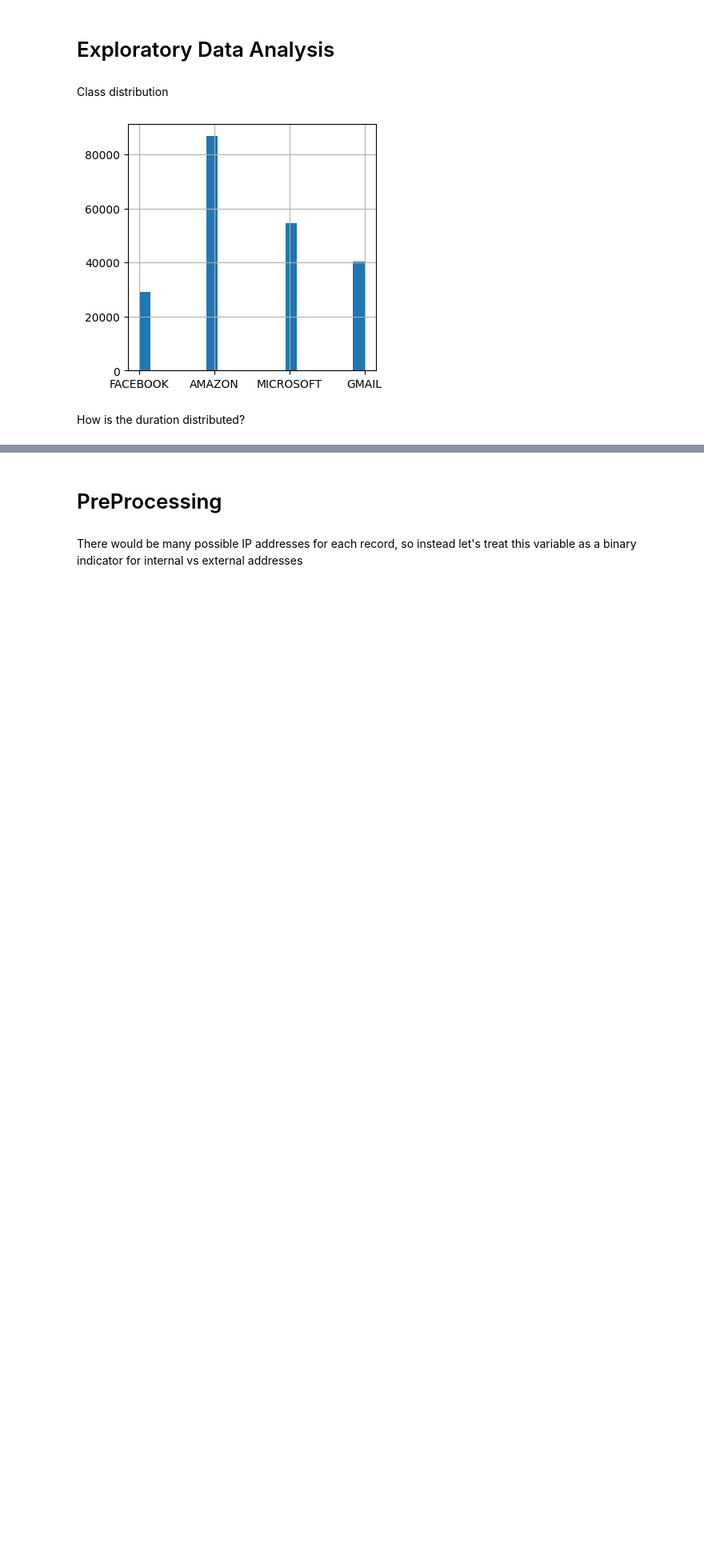
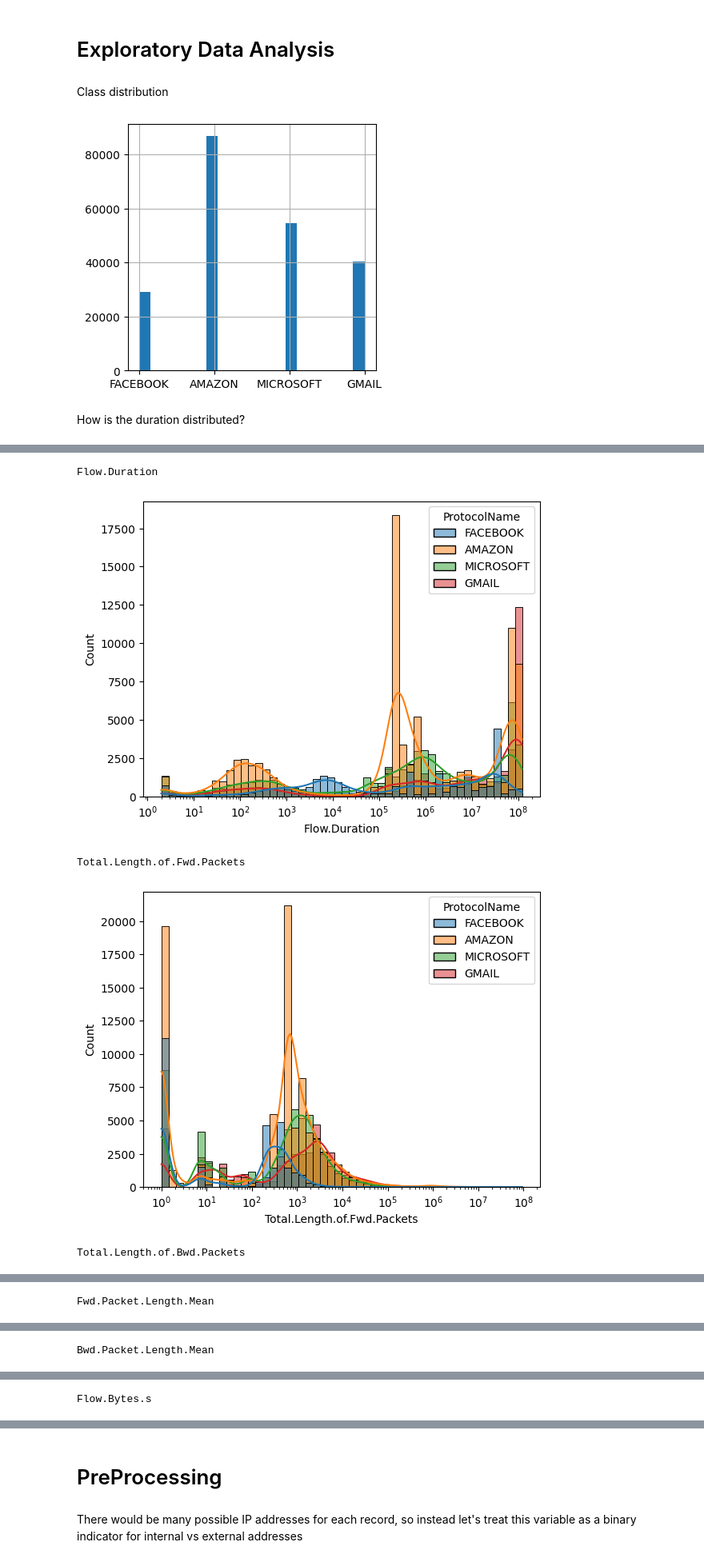
Before and after one commit to Osherz5/NetflowProtoPrediction, a Jupyter notebook: unsupervised-protocol-analysis.ipynb, the cells around one changed output, grey strips where cells are left out. Shown at 80% size. Cells and saved outputs as stored; diff of their text form; code cells hidden in the pictures; blank space fills up the shorter version.

```diff
--- a/unsupervised-protocol-analysis.ipynb
+++ b/unsupervised-protocol-analysis.ipynb
@@ -141,0 +170,13 @@ df['Flow.Duration'].hist(bins=50)
+# %%
+selected_columns = ['Flow.Duration', 'Total.Length.of.Fwd.Packets', 'Total.Length.of.Bwd.Packets', 'Fwd.Packet.Length.Mean', 'Bwd.Packet.Length.Mean', 'Flow.Bytes.s', 'Flow.Packets.s', 'Packet.Length.Mean', 'Active.Mean', 'Idle.Mean']
+for col in selected_columns:
+        print(col)
+
+        sns.histplot(data=pd.concat([(df[selected_columns]+1),df['ProtocolName']], axis=1), x=col, hue='ProtocolName', bins=50, kde=True, log_scale=True)
+        plt.show()
+# %% [output]
+Flow.Duration
+[figure, added]
+Total.Length.of.Fwd.Packets
+[figure, added]
+Total.Length.of.Bwd.Packets
@@ -141,0 +184 @@ df['Flow.Duration'].hist(bins=50)
+Fwd.Packet.Length.Mean
@@ -141,0 +186 @@ df['Flow.Duration'].hist(bins=50)
+Bwd.Packet.Length.Mean
@@ -141,0 +188 @@ df['Flow.Duration'].hist(bins=50)
+Flow.Bytes.s
```
Also changed, not shown: parts of 34 cells of this notebook, 1 other file.
